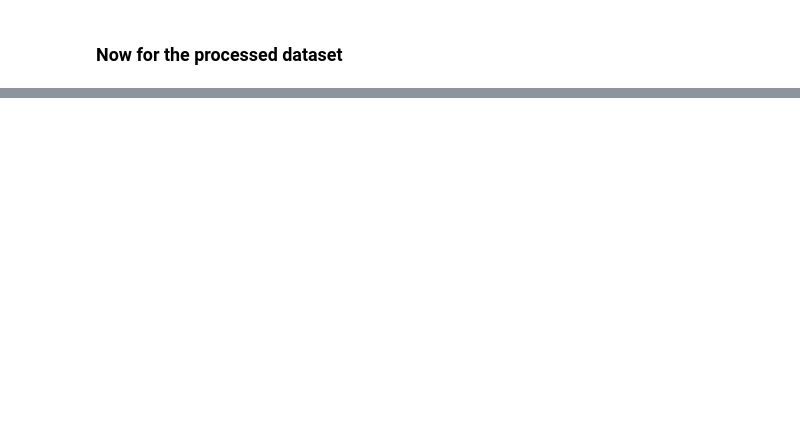
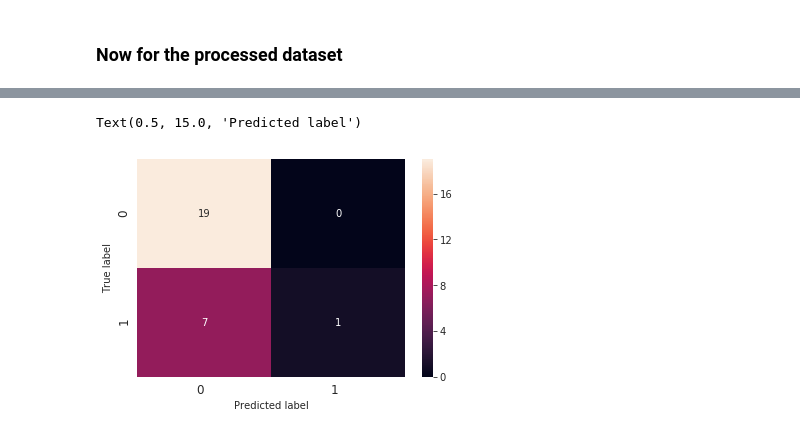
Before and after one commit to Jakidxav/DAIC_WOZ_NLP, a Jupyter notebook: training_scripts/frequency_vectors_train.ipynb, the cells around one changed output, grey strips where cells are left out. Drawn from its saved outputs; the diff is of its cells as text; code cells hidden in the pictures; blank space fills up the shorter version.

```diff
--- a/training_scripts/frequency_vectors_train.ipynb
+++ b/training_scripts/frequency_vectors_train.ipynb
@@ -237,3 +257,14 @@ plt.show()
+# %%
+cm2 = confusion_matrix(ytest2[-1], predictions2[-1])
+heatmap2 = sns.heatmap(cm2, annot=True, fmt="d")
+
+heatmap2.yaxis.set_ticklabels(heatmap.yaxis.get_ticklabels(), ha='right', fontsize=12)
+heatmap2.xaxis.set_ticklabels(heatmap.xaxis.get_ticklabels(), ha='right', fontsize=12)
+plt.ylabel('True label')
+plt.xlabel('Predicted label')
+# %% [output]
+Text(0.5, 15.0, 'Predicted label')
+[figure, added]
 # %%
 #roc curve
 plt.plot([0, 1], [0, 1], 'k--')
```
Also changed, not shown: parts of 13 cells of this notebook.
